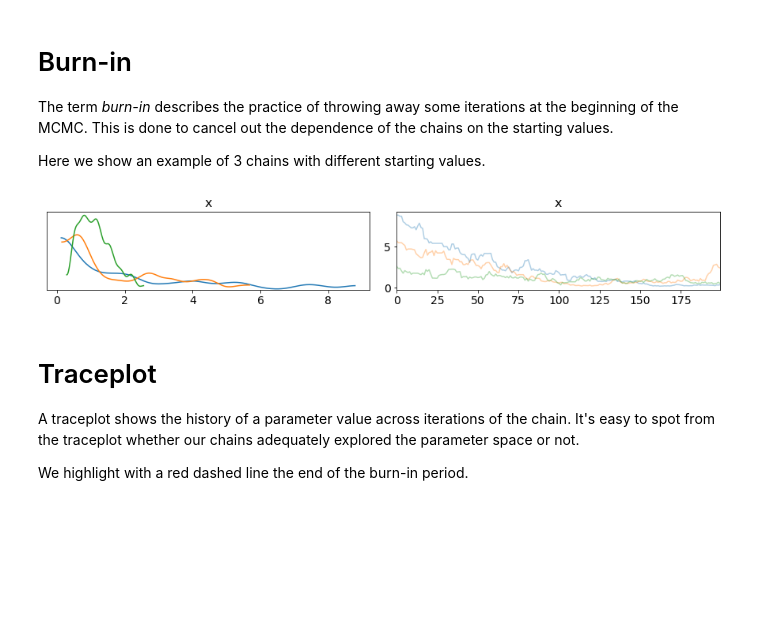
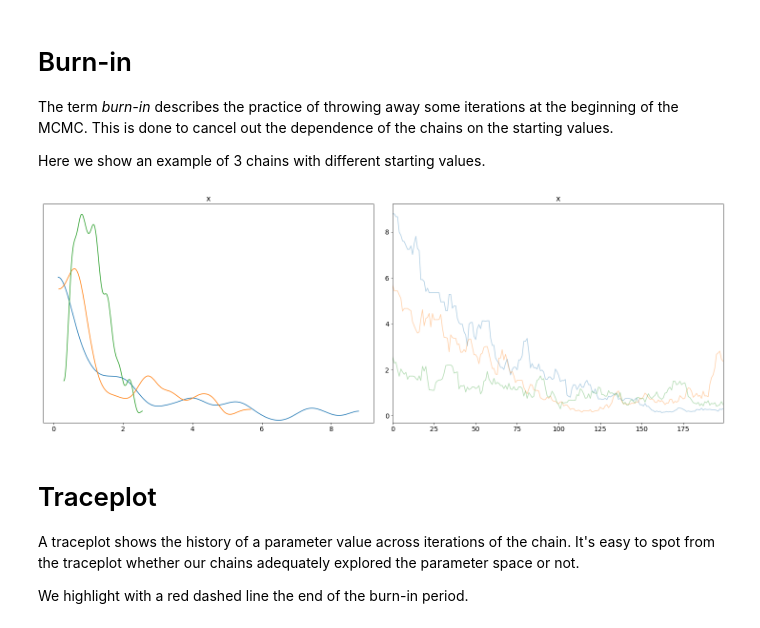
Before and after one commit to fcastagna/mcmc_convergence, a Jupyter notebook: try.ipynb, the cells around one changed output. Drawn from its saved outputs; the diff is of its cells as text; code cells hidden in the pictures; blank space fills up the shorter version.

```diff
--- a/try.ipynb
+++ b/try.ipynb
@@ -54,10 +54,10 @@ with model:
     ex3 = pm.sample(niter, step=step_new, tune=0, chains=1, start={'m': 3}, random_seed=789)
 # %%
 niter_plot = 200
-pm.traceplot(np.array([ex1.m[:niter_plot], ex2.m[:niter_plot], ex3.m[:niter_plot]]))
+pm.traceplot(np.array([ex1.m[:niter_plot], ex2.m[:niter_plot], ex3.m[:niter_plot]]), figsize=(20, 7))
 pass
 # %% [output]
-[figure, old version]
+[figure, new version]
 # %%
 t_1 = trace_1[nburn:]
 t_2 = trace_2[nburn:]
```
Also changed, not shown: parts of 1 cell of this notebook.
